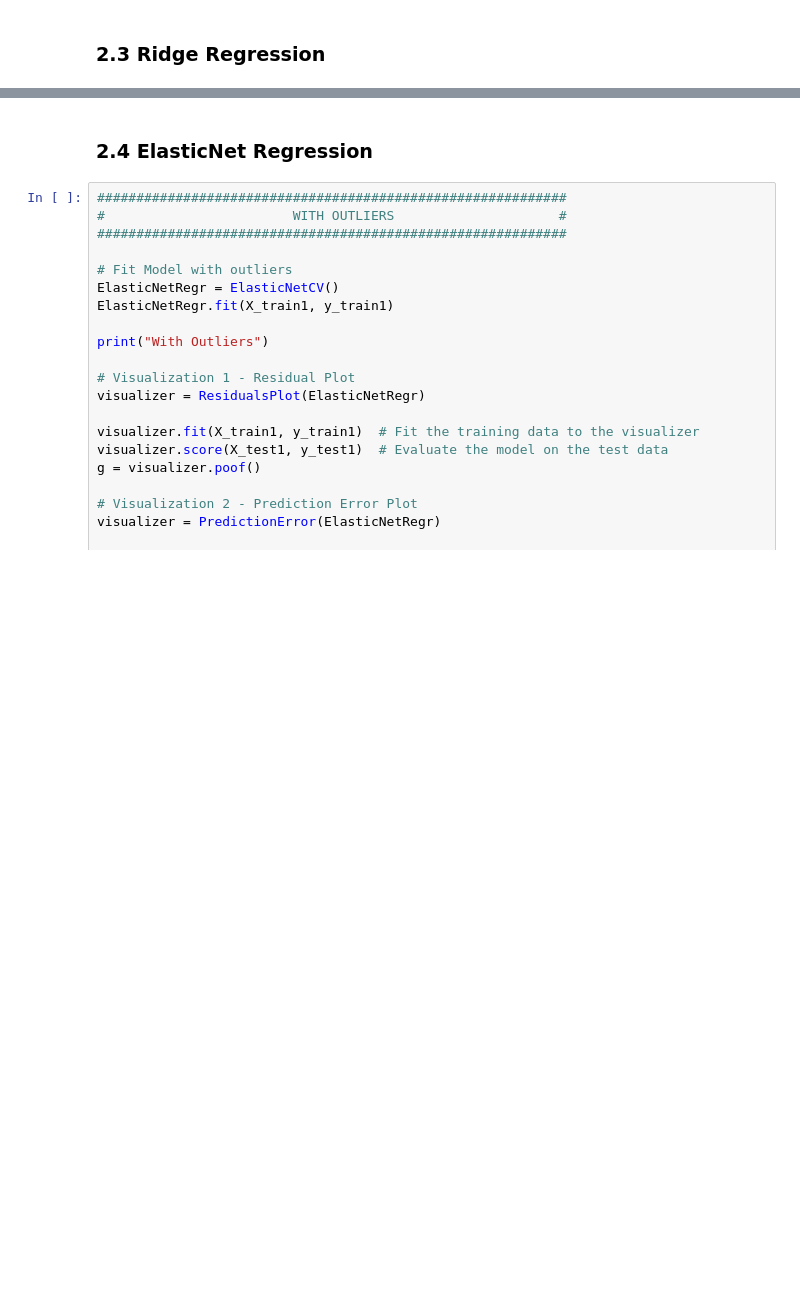
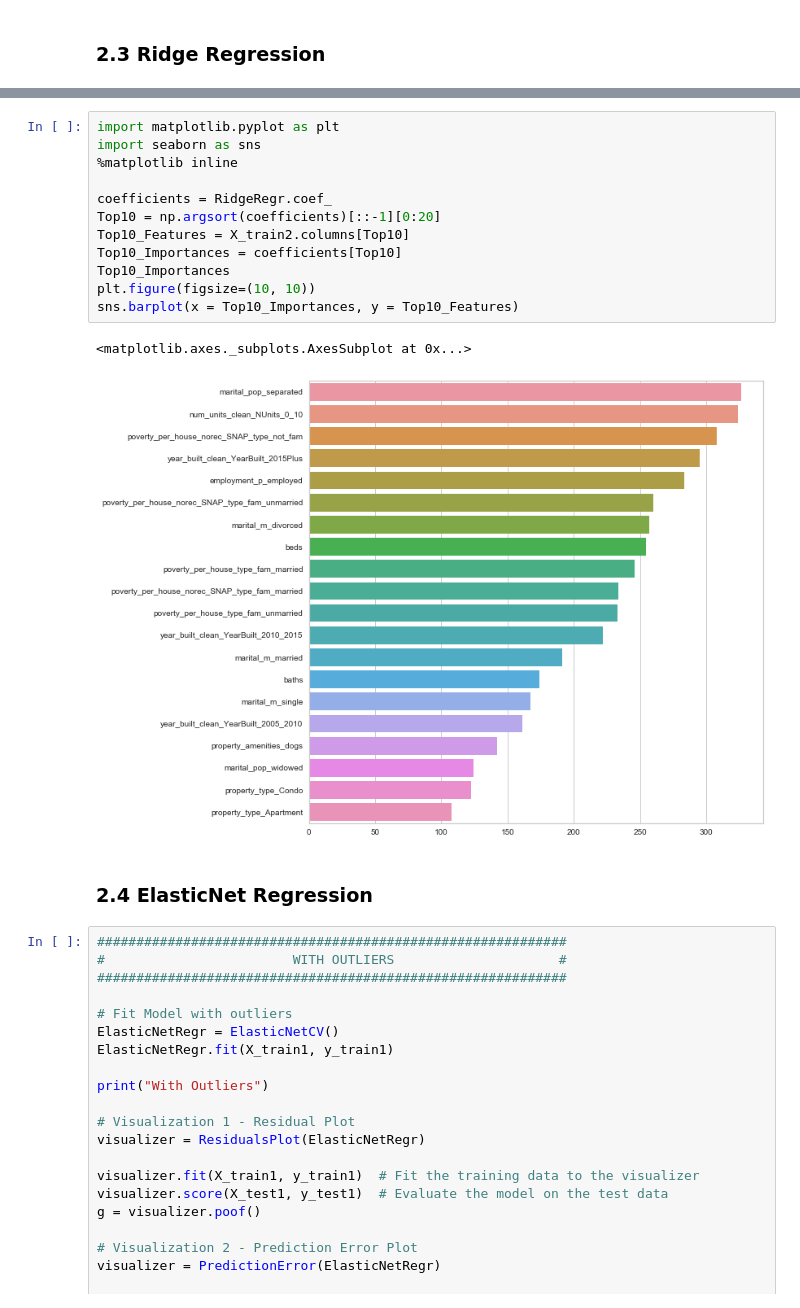
Before and after one commit to tmilse/DMV, a Jupyter notebook: notebooks/Nick - ML.ipynb, the cells around one changed output, grey strips where cells are left out. Drawn from its saved outputs; the diff is of its cells as text; blank space fills up the shorter version.

```diff
--- a/notebooks/Nick - ML.ipynb
+++ b/notebooks/Nick - ML.ipynb
@@ -305,3 +336,18 @@ Without Outliers
+# %%
+import matplotlib.pyplot as plt
+import seaborn as sns
+%matplotlib inline
+
+coefficients = RidgeRegr.coef_
+Top10 = np.argsort(coefficients)[::-1][0:20]
+Top10_Features = X_train2.columns[Top10]
+Top10_Importances = coefficients[Top10]
+Top10_Importances
+plt.figure(figsize=(10, 10))
+sns.barplot(x = Top10_Importances, y = Top10_Features)
+# %% [output]
+<matplotlib.axes._subplots.AxesSubplot at 0x...>
+[figure, added]
 # %% [markdown]
 ### 2.4 ElasticNet Regression
 # %%
```
Also changed, not shown: parts of 30 cells of this notebook.
